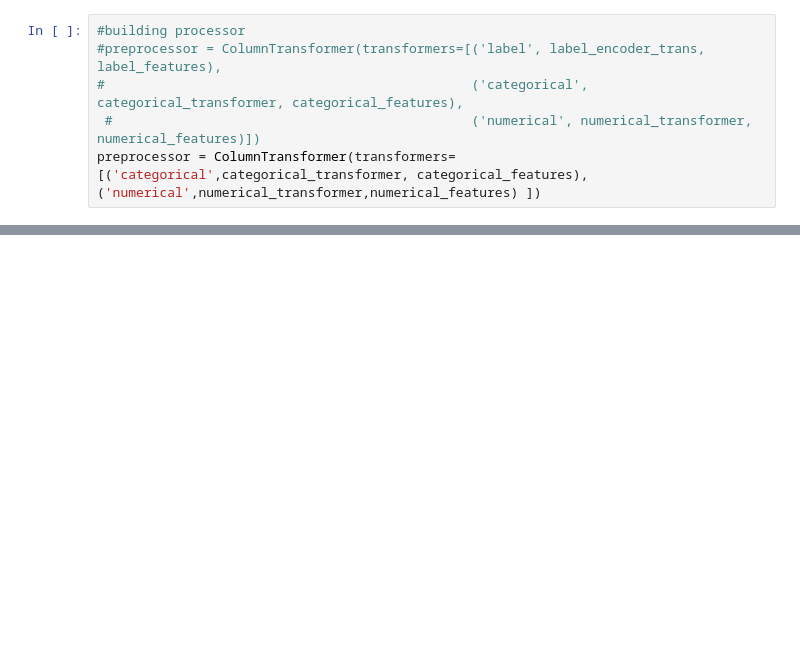
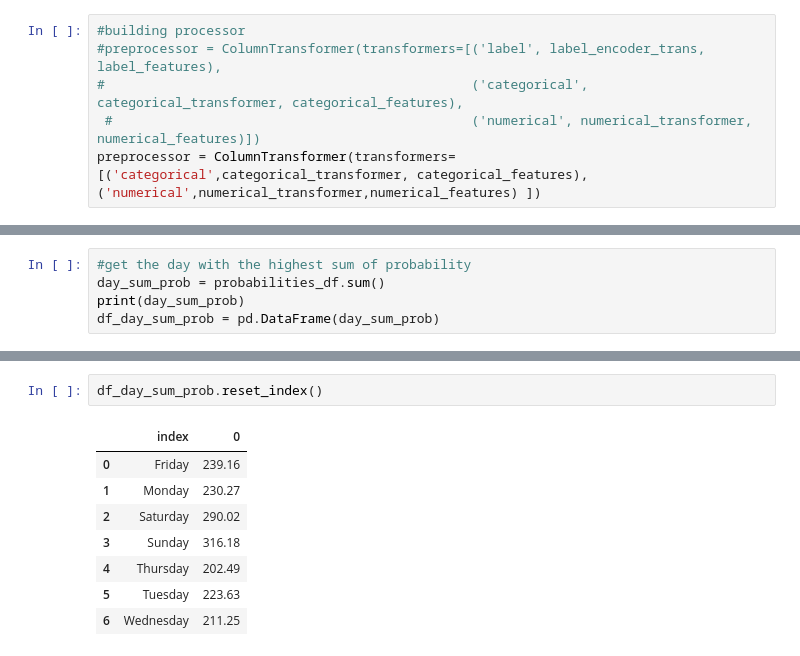
Before and after one commit to Pelumioluwa/Data-Science-Projects, a Jupyter notebook: Code /Toronto_Police_Crime_Day_Predictor.ipynb, the cells around one changed output, grey strips where cells are left out. Saved outputs shown, nothing was run; the diff lists cells and outputs as text; blank space fills up the shorter version.

```diff
--- a/Code /Toronto_Police_Crime_Day_Predictor.ipynb
+++ b/Code /Toronto_Police_Crime_Day_Predictor.ipynb
@@ -179,0 +331,5 @@ ValueError: Unknown label type: 'unknown'
+# %%
+#get the day with the highest sum of probability
+day_sum_prob = probabilities_df.sum()
+print(day_sum_prob)
+df_day_sum_prob = pd.DataFrame(day_sum_prob)
@@ -179,0 +345,11 @@ ValueError: Unknown label type: 'unknown'
+# %%
+df_day_sum_prob.reset_index()
+# %% [output]
+|  | index | 0 |
+| 0 | Friday | 239.16 |
+| 1 | Monday | 230.27 |
+| 2 | Saturday | 290.02 |
+| 3 | Sunday | 316.18 |
+| 4 | Thursday | 202.49 |
+| 5 | Tuesday | 223.63 |
+| 6 | Wednesday | 211.25 |
```
Also changed, not shown: parts of 25 cells of this notebook.
